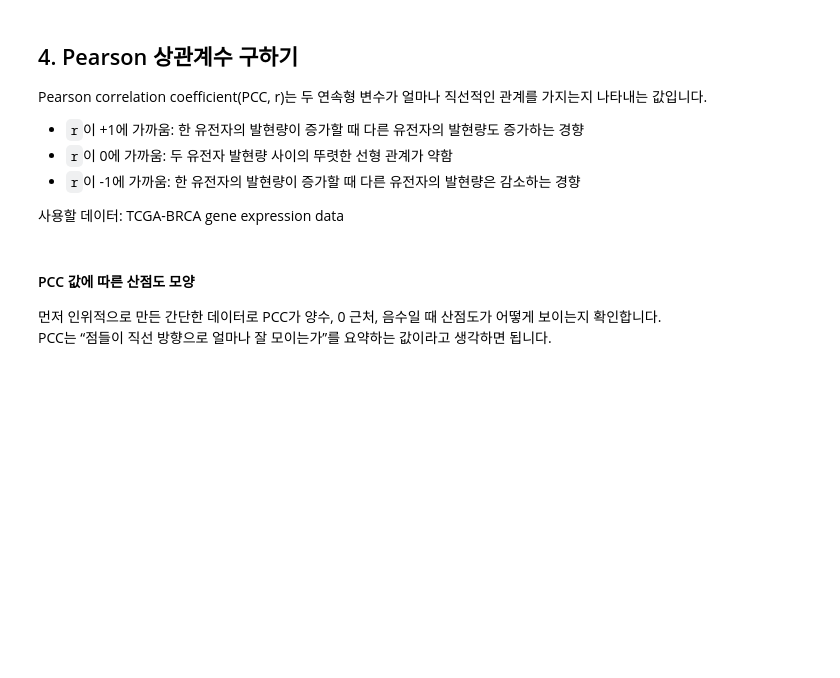
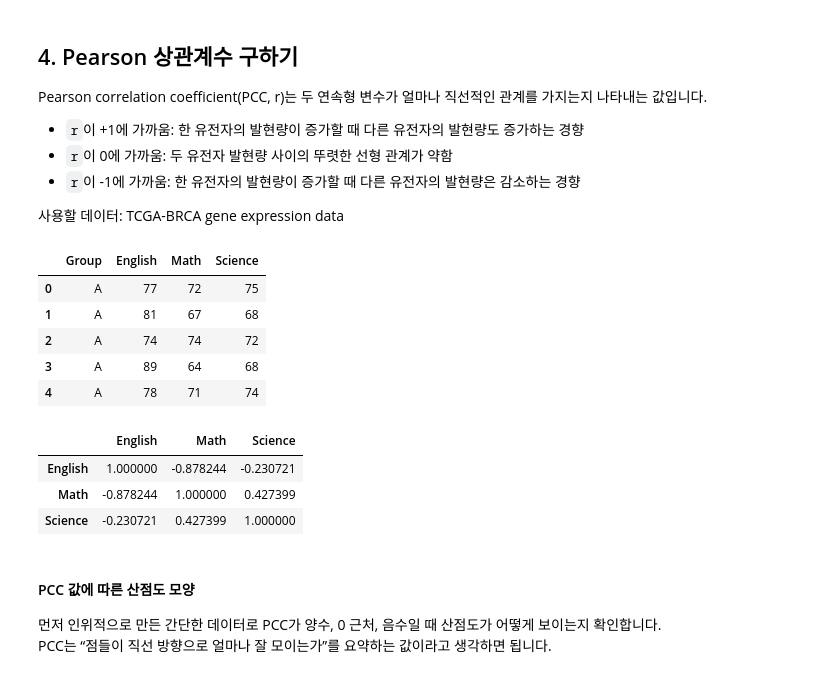
Before and after one commit to yeji79/BioBigData, a Jupyter notebook: Notebooks/bio_bigdata_workshop_1B_stats_dimred_clustering_imputation_practice.ipynb, the cells around one changed output. Cells and saved outputs as stored; diff of their text form; code cells hidden in the pictures; blank space fills up the shorter version.

```diff
--- a/Notebooks/bio_bigdata_workshop_1B_stats_dimred_clustering_imputation_practice.ipynb
+++ b/Notebooks/bio_bigdata_workshop_1B_stats_dimred_clustering_imputation_practice.ipynb
@@ -198,6 +244,23 @@ Pearson correlation coefficient(PCC, r)는 두 연속형 변수가 얼마나 직
 - `r`이 -1에 가까움: 한 유전자의 발현량이 증가할 때 다른 유전자의 발현량은 감소하는 경향
 
 사용할 데이터: TCGA-BRCA gene expression data
+# %%
+df_score = load_data('scores')
+df_score.head()
+# %% [output]
+|  | Group | English | Math | Science |
+| 0 | A | 77 | 72 | 75 |
+| 1 | A | 81 | 67 | 68 |
+| 2 | A | 74 | 74 | 72 |
+| 3 | A | 89 | 64 | 68 |
+| 4 | A | 78 | 71 | 74 |
+# %%
+df_score[['English', 'Math', 'Science']].corr(method='pearson')
+# %% [output]
+|  | English | Math | Science |
+| English | 1.000000 | -0.878244 | -0.230721 |
+| Math | -0.878244 | 1.000000 | 0.427399 |
+| Science | -0.230721 | 0.427399 | 1.000000 |
 # %%
 # TCGA-BRCA gene expression data와 clinical metadata를 불러옵니다.
 
```
Also changed, not shown: parts of 8 cells of this notebook.
